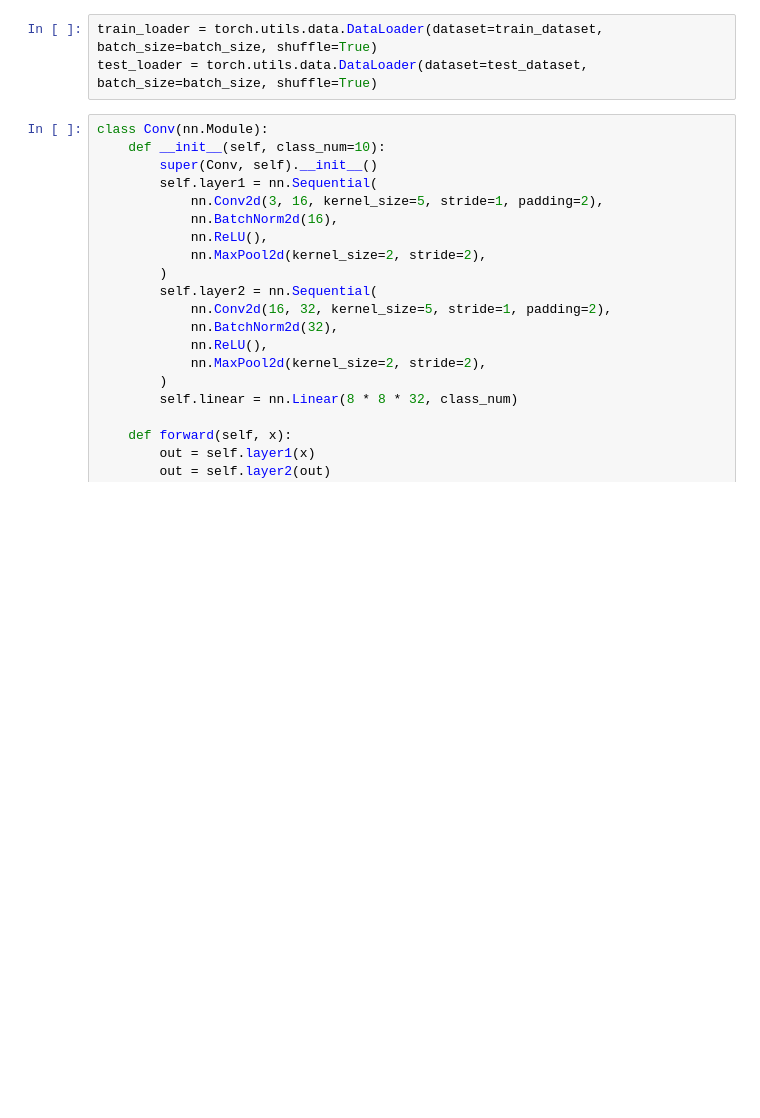
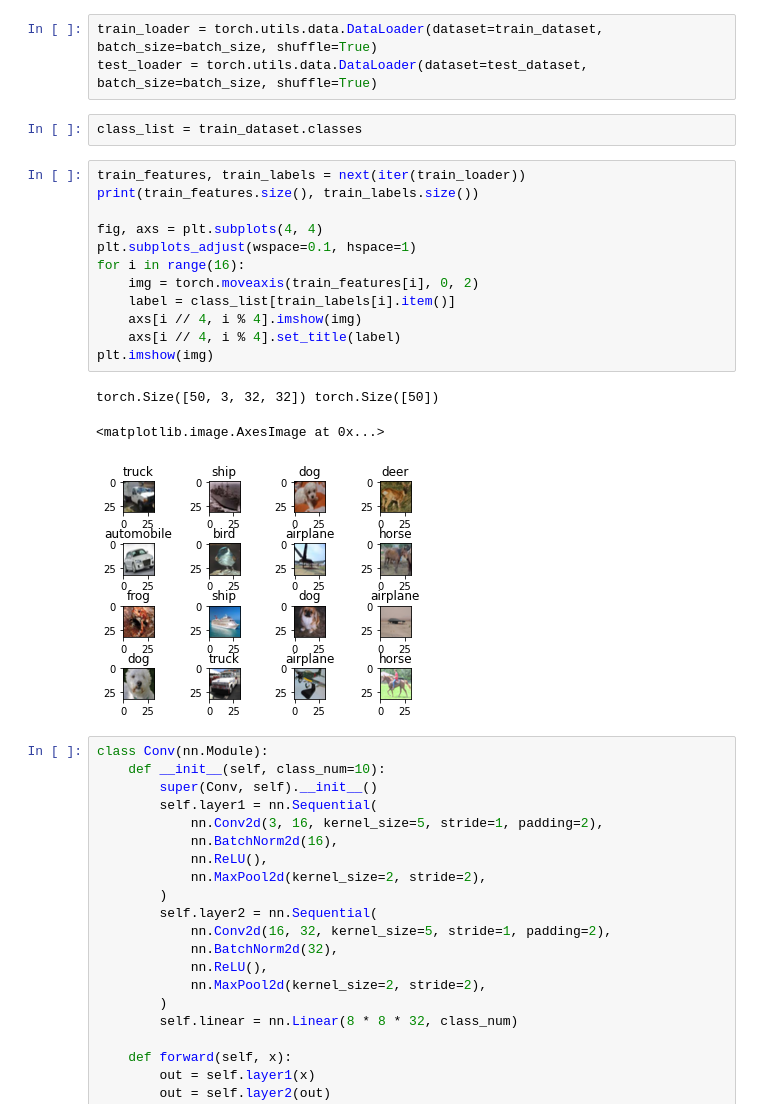
Before and after one commit to RottenTangerine/MachineLearning-Basic, a Jupyter notebook: CIFAR-10 classification/CNN-CIFAR-10.ipynb, the cells around one changed output. Drawn from its saved outputs; the diff is of its cells as text; blank space fills up the shorter version.

```diff
--- a/CIFAR-10 classification/CNN-CIFAR-10.ipynb
+++ b/CIFAR-10 classification/CNN-CIFAR-10.ipynb
@@ -19,6 +24,24 @@ Files already downloaded and verified
 # %%
 train_loader = torch.utils.data.DataLoader(dataset=train_dataset, batch_size=batch_size, shuffle=True)
 test_loader = torch.utils.data.DataLoader(dataset=test_dataset, batch_size=batch_size, shuffle=True)
+# %%
+class_list = train_dataset.classes
+# %%
+train_features, train_labels = next(iter(train_loader))
+print(train_features.size(), train_labels.size())
+
+fig, axs = plt.subplots(4, 4)
+plt.subplots_adjust(wspace=0.1, hspace=1)
+for i in range(16):
+    img = torch.moveaxis(train_features[i], 0, 2)
+    label = class_list[train_labels[i].item()]
+    axs[i // 4, i % 4].imshow(img)
+    axs[i // 4, i % 4].set_title(label)
+plt.imshow(img)
+# %% [output]
+torch.Size([50, 3, 32, 32]) torch.Size([50])
+<matplotlib.image.AxesImage at 0x...>
+[figure, added]
 # %%
 class Conv(nn.Module):
     def __init__(self, class_num=10):
```
Also changed, not shown: parts of 7 cells of this notebook.
